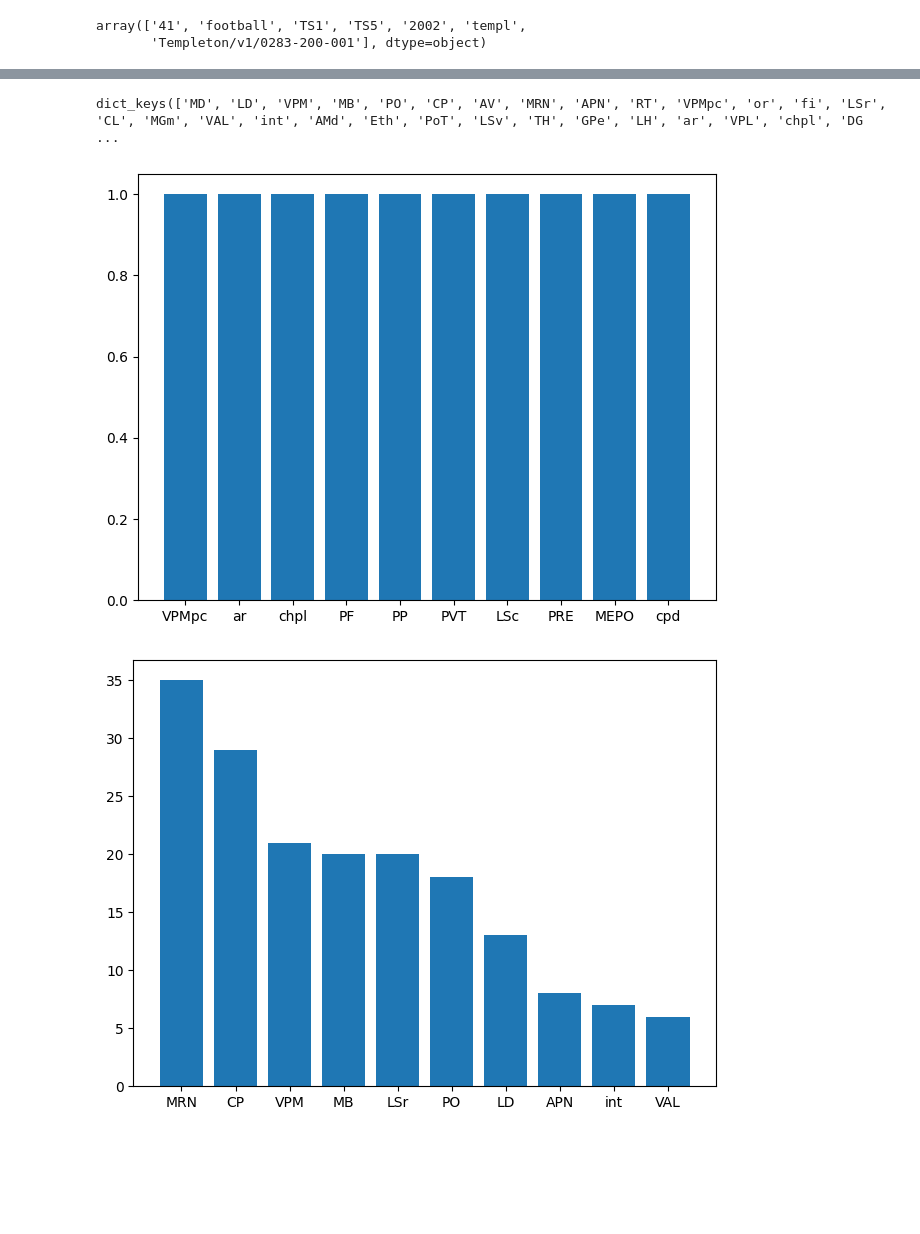
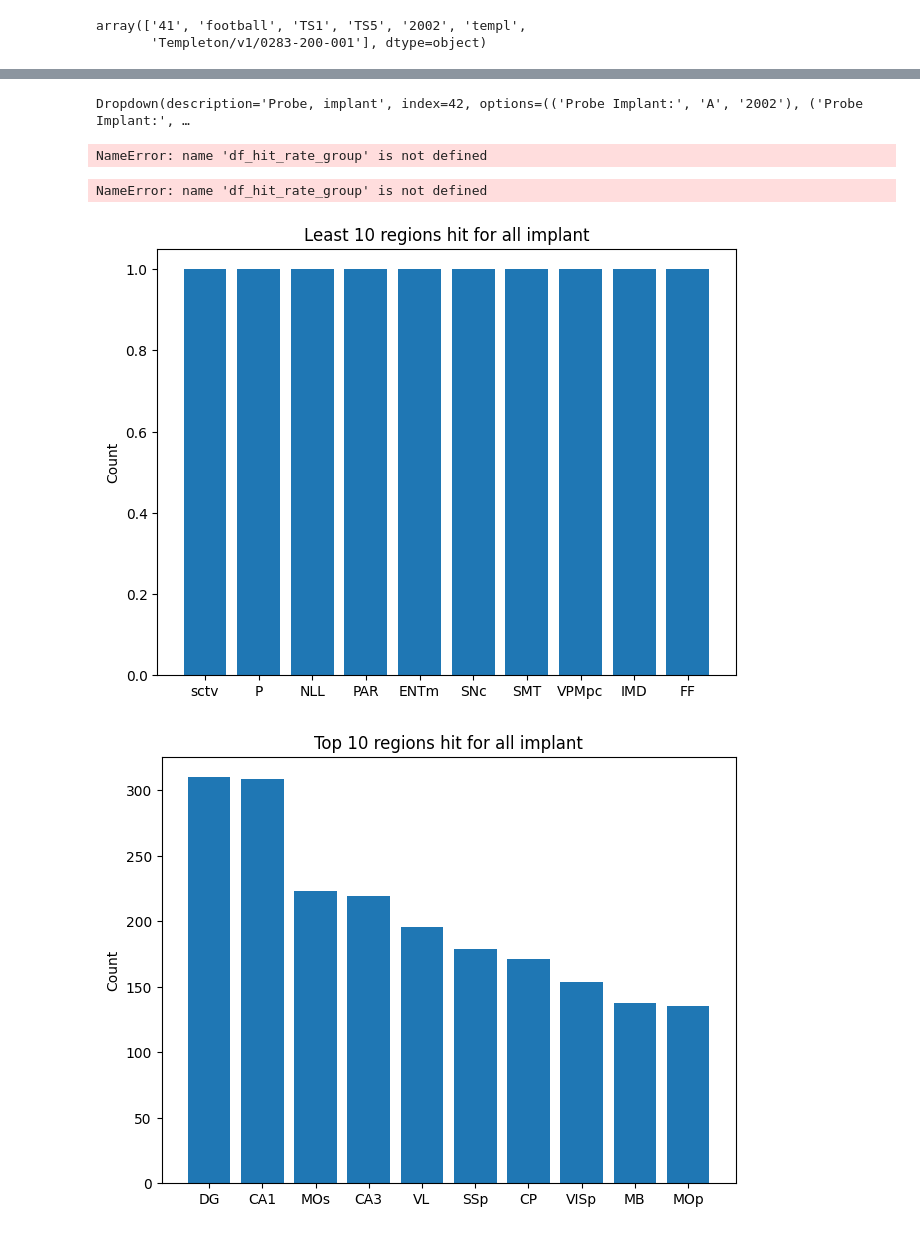
Before and after one commit to arjunsridhar12345/Tissuecyte_Annotation, a Jupyter notebook: Software_Analysis/probe_targeting.ipynb, the cells around one changed output, grey strips where cells are left out. Saved outputs shown, nothing was run; the diff lists cells and outputs as text; code cells hidden in the pictures; blank space fills up the shorter version.

Commit message:
add probe target features

```diff
--- a/Software_Analysis/probe_targeting.ipynb
+++ b/Software_Analysis/probe_targeting.ipynb
@@ -31,39 +71,74 @@ array(['41', 'football', 'TS1', 'TS5', '2002', 'templ',
+# %%
+group_dropdown = widgets.Dropdown(
+    options=dropdown_options,
+    value=dropdown_options[-1],
+    description='Probe, implant',
+    disabled=False,
+)
+group_dropdown
+# %% [output]
+Dropdown(description='Probe, implant', index=42, options=(('Probe Implant:', 'A', '2002'), ('Probe Implant:', …
+# %%
+header, probe, implant = group_dropdown.value
+
+if probe != 'all':
+    df_hit_rate_group = df_hit_rate[(df_hit_rate['Probe'] == probe)
+                                    & (df_hit_rate['Implant'] == implant)]
+else:
+    df_hit_rate_group = df_hit_rate
+# %%
+df_hit_rate_group
+# %% [output]
+NameError: name 'df_hit_rate_group' is not defined
+# %%
+df_hit_rate_group_areas = df_hit_rate_group.iloc[:, 6:].sum().sort_values(ascending=False)[0:10]
+df_hit_rate_group_areas.plot(kind='bar')
+# %% [output]
+NameError: name 'df_hit_rate_group' is not defined
 # %%
-df_2002_ccf = df_ccf.loc[df_ccf['Implant'] == '2002']
+#implant = '2002'
+#df_ccf = df_ccf.loc[df_ccf['Implant'] == '2002']
+if probe != 'all':
+    df_ccf = df_ccf.loc[(df_ccf['Probe'] == probe) & (df_ccf['Implant'] == implant)]
 area_counts = {}
 area_trajectories = {}
 
-for index, row in df_2002_ccf.iterrows():
+for index, row in df_ccf.iterrows():
+    areas_seen = set()
     for i in range(NUM_CHANNELS):
         region_column = f'Channel_{i}_region'
         region = row[region_column]
+
         if region != 'out of brain' and region != 'root' and region != 'Track not annotated':
-            if region in area_counts:
-                area_counts[region] += 1
-                area_trajectories[region].append(row.iloc[9:].to_numpy().reshape((384, 4))[:, 0:3]*25)
-                break
-            else:
-                area_counts[region] = 1
-                area_trajectories[region] = [row.iloc[9:].to_numpy().reshape((384, 4))[:, 0:3]*25]
-                break
+            region_stripped = utils.strip_subregions_layers(region)
+            if region_stripped in area_counts and region_stripped not in areas_seen:
+                area_counts[region_stripped] += 1
+                area_trajectories[region_stripped].append(row.iloc[9:].to_numpy().reshape((384, 4))[:, 0:3]*25)
+                areas_seen.add(region_stripped)
+            elif region_stripped not in area_counts:
+                area_counts[region_stripped] = 1
+                area_trajectories[region_stripped] = [row.iloc[9:].to_numpy().reshape((384, 4))[:, 0:3]*25]
+                areas_seen.add(region_stripped)
-# %%
-area_trajectories.keys()
-# %% [output]
-dict_keys(['MD', 'LD', 'VPM', 'MB', 'PO', 'CP', 'AV', 'MRN', 'APN', 'RT', 'VPMpc', 'or', 'fi', 'LSr', 'CL', 'MGm', 'VAL', 'int', 'AMd', 'Eth', 'PoT', 'LSv', 'TH', 'GPe', 'LH', 'ar', 'VPL', 'chpl', 'DG ...
 # %%
+non_fiber_counts = dict(filter(lambda item: not item[0].islower(), area_counts.items()))
 min_10_regions = sorted(area_counts.items(), key=lambda x:x[1])[0:10]
 fig, ax = plt.subplots()
 ax.bar([region[0] for region in min_10_regions], [region[1] for region in min_10_regions])
 fig.tight_layout()
+ax.set_ylabel('Count')
+plt.title(f'Least 10 regions hit for {implant} implant')
 plt.show()
 # %% [output]
-[figure, old version]
+[figure, new version]
 # %%
-max_10_regions = sorted(area_counts.items(), key=lambda x:x[1], reverse=True)[0:10]
+non_fiber_counts = dict(filter(lambda item: not item[0].islower(), area_counts.items()))
+max_10_regions = sorted(non_fiber_counts.items(), key=lambda x:x[1], reverse=True)[0:10]
 fig, ax = plt.subplots()
 ax.bar([region[0] for region in max_10_regions], [region[1] for region in max_10_regions])
 fig.tight_layout()
+ax.set_ylabel('Count')
+ax.set_title(f'Top 10 regions hit for {implant} implant')
 plt.show()
 # %% [output]
-[figure, old version]
+[figure, new version]
 # %%
```
Also changed, not shown: parts of 12 cells of this notebook, 4 other files.
